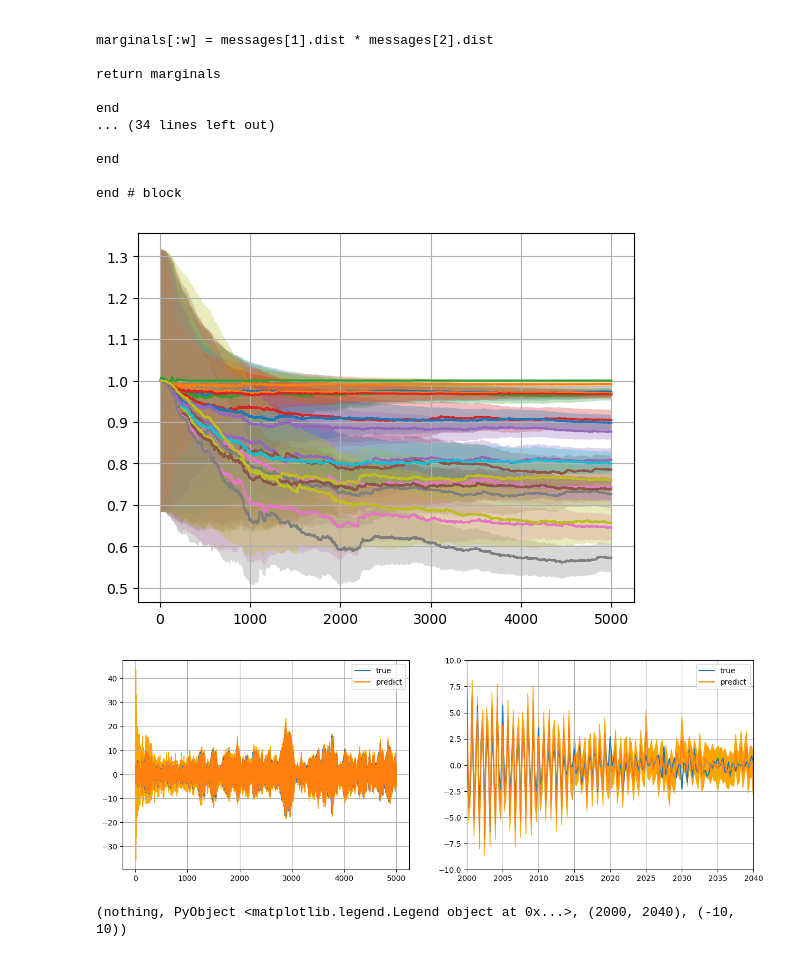
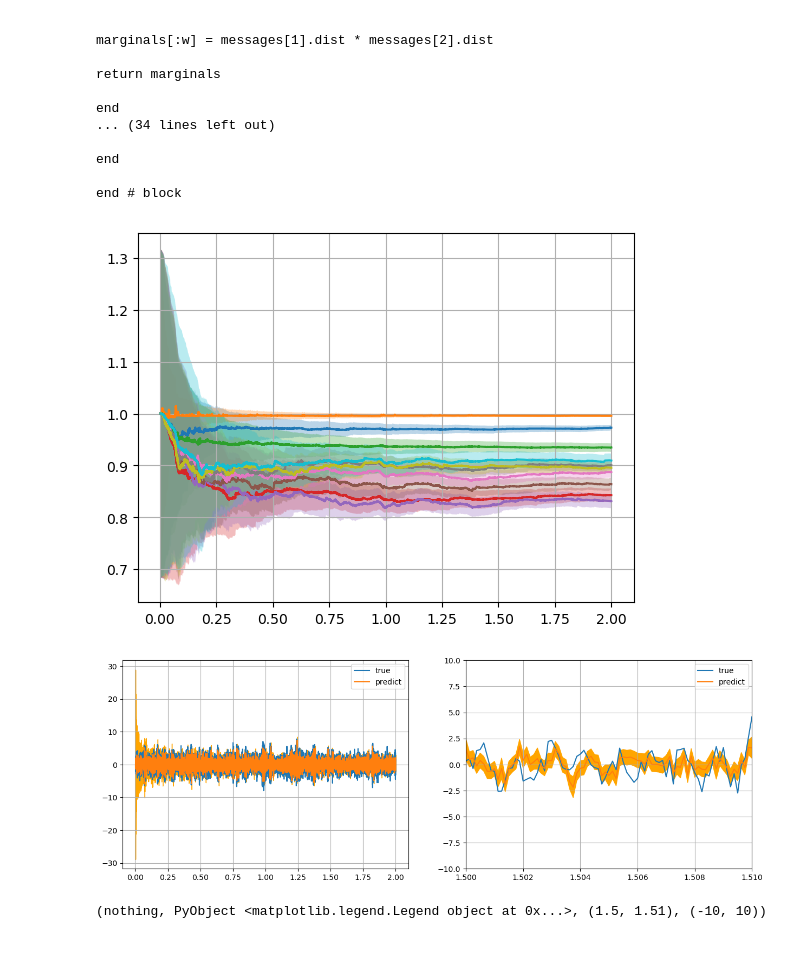
Before and after one commit to biaslab/SituatedSoundscaping, a Jupyter notebook: ARFB_modelling/ARFB_MV_test.ipynb, the cells around one changed output. Cells and saved outputs as stored; diff of their text form; code cells hidden in the pictures.

```diff
--- a/ARFB_modelling/ARFB_MV_test.ipynb
+++ b/ARFB_modelling/ARFB_MV_test.ipynb
@@ -192,31 +192,25 @@ end
 generateARFB (generic function with 1 method)
 # %%
 # signal statistics
-N = 10000
-fs = 4
+N = 16000
+fs = 8000
 
 # process parameters
-ρ1 = 0.9#99
-ρ2 = 0.999
-f1 = 0.3
-f2 = 1.4
-σ_p1 = 0.3
-σ_p2 = 0.3
-σ_n = 0.001
+ρ = [0.9, 0.99, 0.7, 0.9, 0.3, 0.8, 0.8]
+fi = [300, 850, 2300, 2500, 2800, 3100, 3800]
+σ_p = [0.4, 0.3, 0.3, 0.1, 0.3, 0.3, 0.3]
+σ_n = 0.00001
 
 # create signal (option 1)
-si1 = Array{Float64,1}(undef, N)
-si2 = Array{Float64,1}(undef, N)
+si = Array{Float64,2}(undef, N, length(fi))
 xi = Array{Float64,1}(undef, N)
 yi = Array{Float64,1}(undef, N)
-si1[1] = 0
-si2[1] = 0
+si[1,:] = zeros(length(fi))
 xi[1] = 0
 yi[1] = 0
 for n = 2:N
-    si1[n] = ρ1*si1[n-1] + rand(Normal(0, σ_p1))
-    si2[n] = ρ2*si2[n-1] + rand(Normal(0, σ_p2))
-    xi[n] = si1[n]*cos(2*pi*f1/fs*n) + si2[n]*cos(2*pi*f2/fs*n)
+    si[n,:] = ρ.*si[n-1,:] .+ [rand(Normal(0, σ_p[k])) for k = 1:length(fi)]
+    xi[n] = si[n,:]'*cos.(2*pi*fi/fs*n)
     yi[n] = rand(Normal(xi[n], σ_n))
 end
 
@@ -225,6 +231,5 @@ t = collect(1:N)/fs
 # %%
-f = collect(0.2:0.1:2)
-#f = [0.3, 1.5]
+f = collect(fs/20:fs/20:fs/2)
 bufsize = length(f)*2
 
 # create fg
@@ -330,20 +335,20 @@ for k = 1:size(μ_θ_mem,2)
 end
 plt.grid()
 # %% [output]
-[figure, old version]
+[figure, new version]
 # %%
 _, ax = plt.subplots(ncols=2, figsize=(15,5))
 ax[1].plot(t[bufsize:end], xi[bufsize:end], label="true")
 ax[1].plot(t[bufsize:end], μ_x_mem[bufsize:end], label="predict")
 ax[1].fill_between(t[bufsize:end], μ_x_mem[bufsize:end] .+ sqrt.(Σ_x_mem[bufsize:end]), μ_x_mem[bufsize:end] .- sqrt.(Σ_x_mem[bufsize:end]), color="orange")
 ax[1].grid(), ax[1].legend()
 ax[2].plot(t[bufsize:end], xi[bufsize:end], label="true")
 ax[2].plot(t[bufsize:end], μ_x_mem[bufsize:end], label="predict")
 ax[2].fill_between(t[bufsize:end], μ_x_mem[bufsize:end] .+ sqrt.(Σ_x_mem[bufsize:end]), μ_x_mem[bufsize:end] .- sqrt.(Σ_x_mem[bufsize:end]), color="orange")
-ax[2].grid(), ax[2].legend(), ax[2].set_xlim(2000,2040), ax[2].set_ylim(-10,10)
+ax[2].grid(), ax[2].legend(), ax[2].set_xlim(1.5,1.51), ax[2].set_ylim(-10,10)
 # %% [output]
-[figure, old version]
+[figure, new version]
-(nothing, PyObject <matplotlib.legend.Legend object at 0x...>, (2000, 2040), (-10, 10))
+(nothing, PyObject <matplotlib.legend.Legend object at 0x...>, (1.5, 1.51), (-10, 10))
 # %%
 plt.plot(sqrt.(Σ_x_mem[bufsize:end]), alpha=0.2)
 # %% [output]
```
Also changed, not shown: parts of 6 cells of this notebook, 4 other files.
